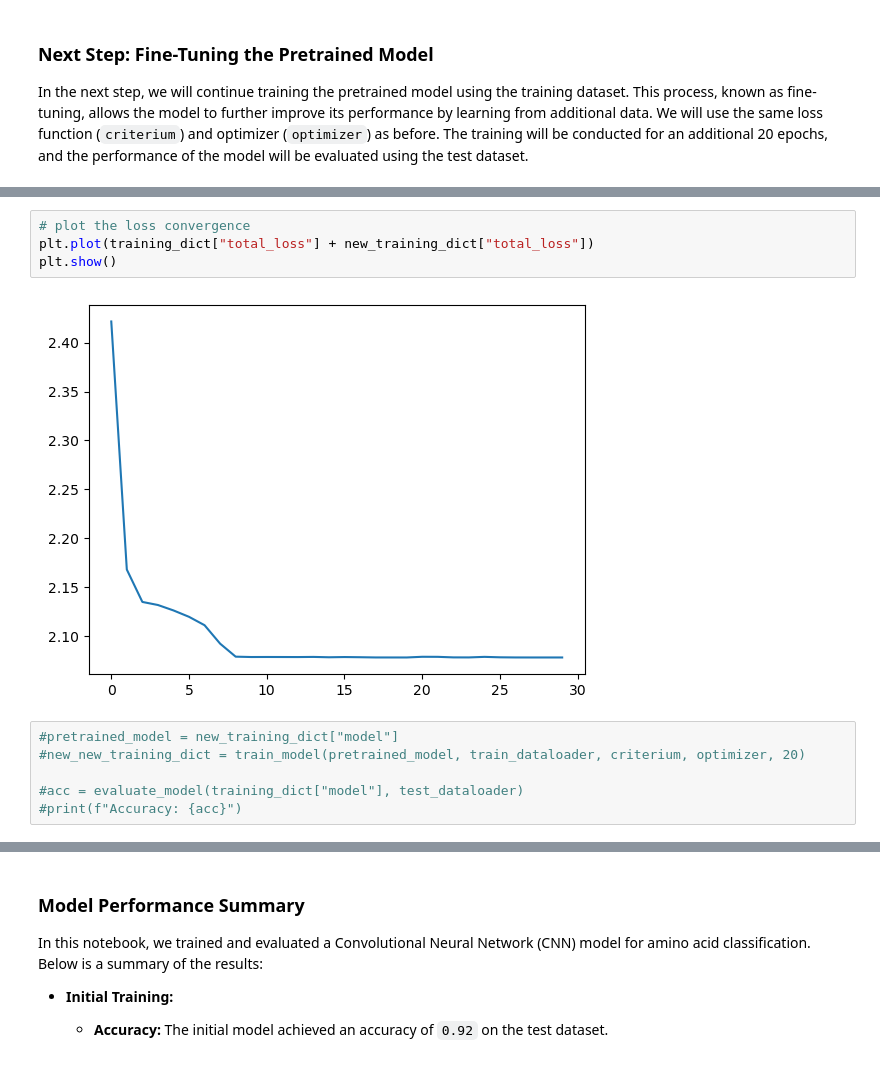
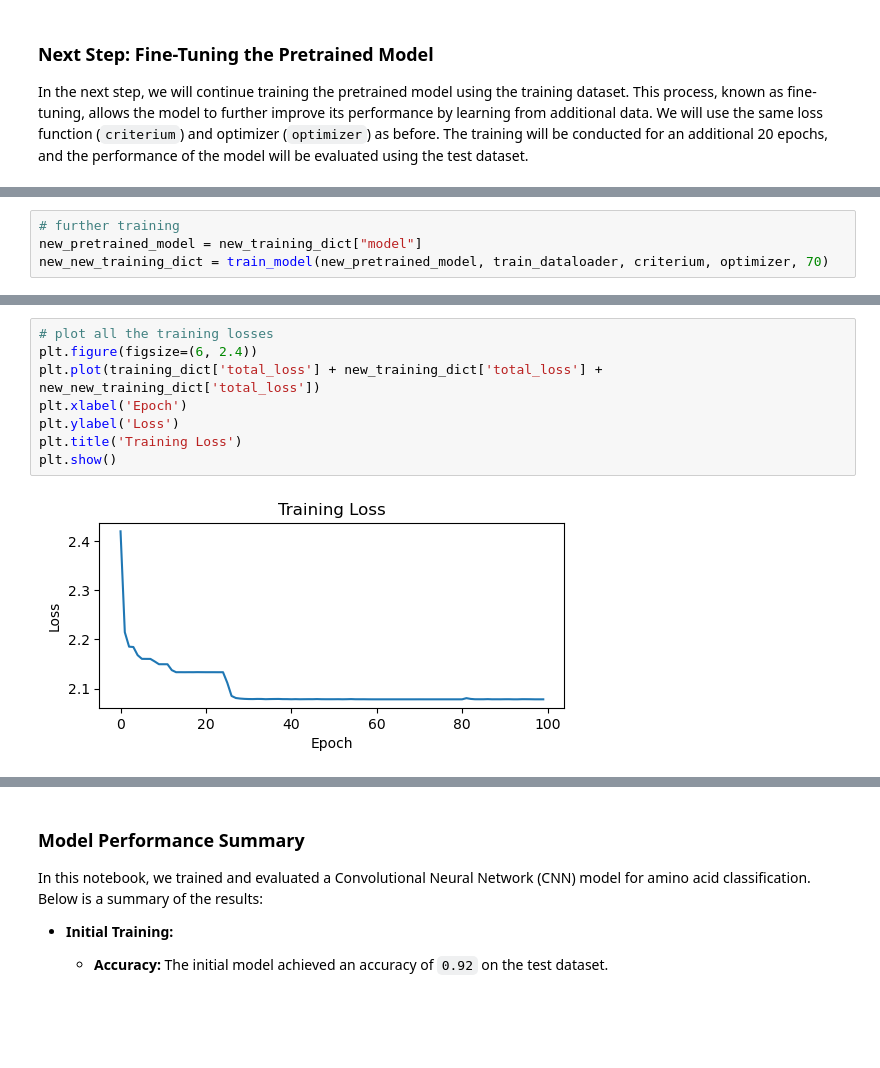
Before and after one commit to tobias-fritz/AminoAcidClassifier, a Jupyter notebook: residues.ipynb, the cells around one changed output, grey strips where cells are left out. Cells and saved outputs as stored; diff of their text form; blank space fills up the shorter version.

```diff
--- a/residues.ipynb
+++ b/residues.ipynb
@@ -76,0 +81,4 @@ Accuracy: {'accuracy': 0.9997559189796448}
+# %%
+# further training
+new_pretrained_model = new_training_dict["model"]
+new_new_training_dict = train_model(new_pretrained_model, train_dataloader, criterium, optimizer, 70)
@@ -77,12 +87,10 @@ Accuracy: {'accuracy': 0.9997559189796448}
 # %%
-# plot the loss convergence
-plt.plot(training_dict["total_loss"] + new_training_dict["total_loss"])
+# plot all the training losses
+plt.figure(figsize=(6, 2.4))
+plt.plot(training_dict['total_loss'] + new_training_dict['total_loss'] + new_new_training_dict['total_loss'])
+plt.xlabel('Epoch')
+plt.ylabel('Loss')
+plt.title('Training Loss')
 plt.show()
 # %% [output]
-[figure, old version]
+[figure, new version]
-# %%
-#pretrained_model = new_training_dict["model"]
-#new_new_training_dict = train_model(pretrained_model, train_dataloader, criterium, optimizer, 20)
-
-#acc = evaluate_model(training_dict["model"], test_dataloader)
-#print(f"Accuracy: {acc}")
```
Also changed, not shown: parts of 28 cells of this notebook.
